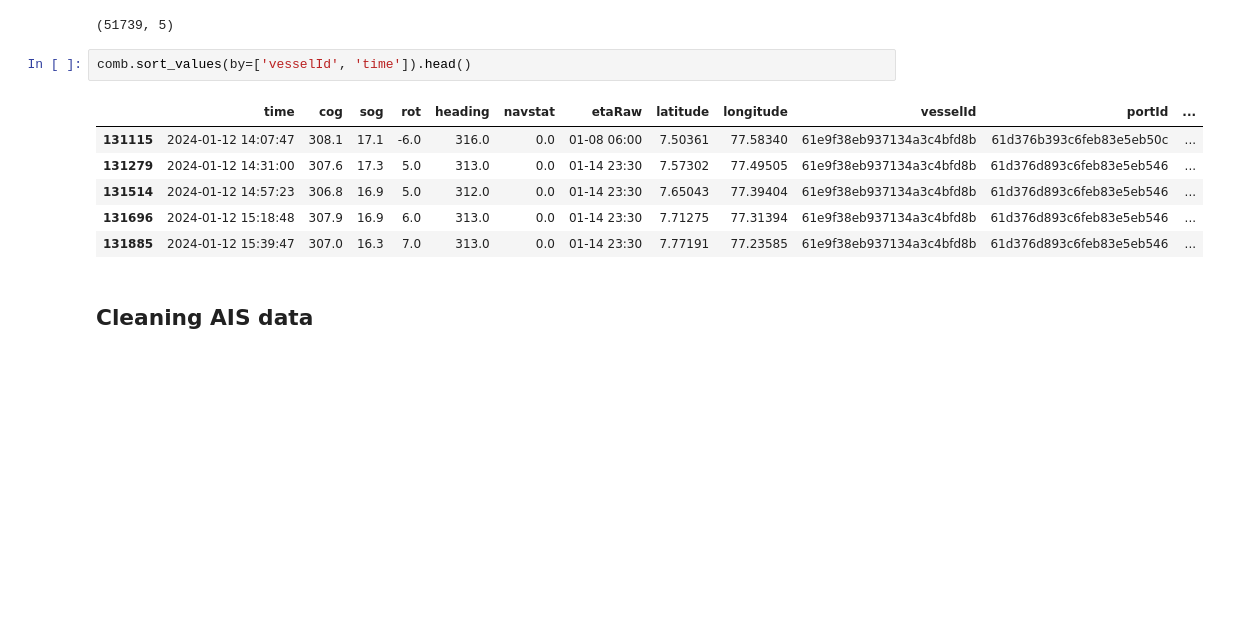
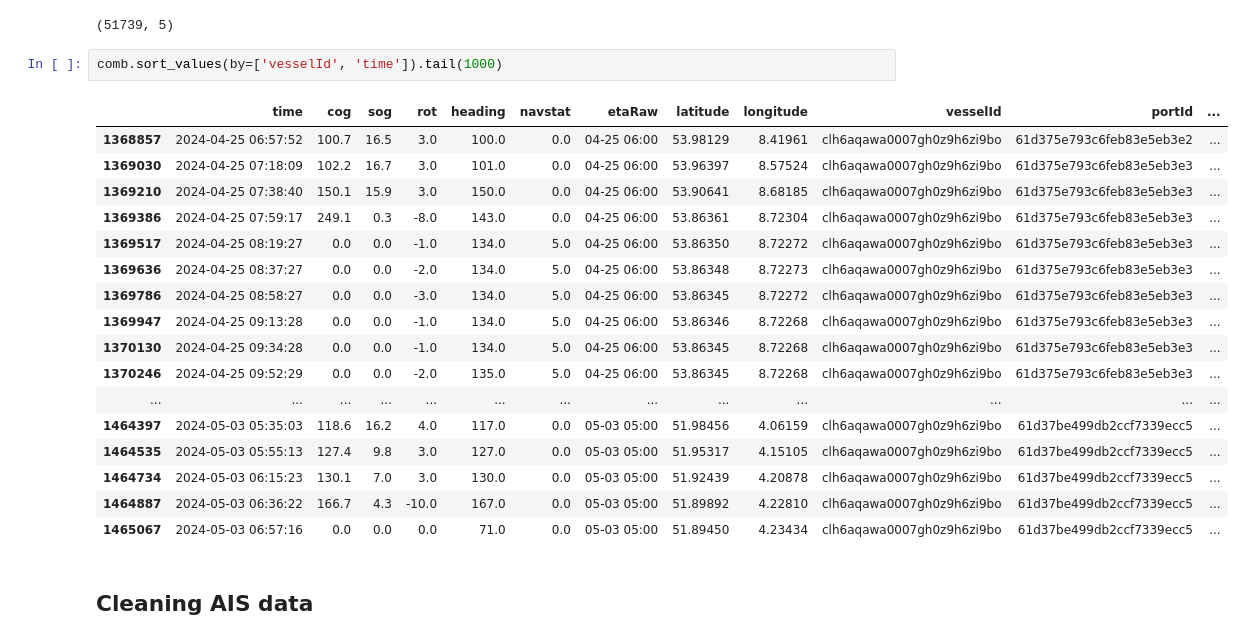
Before and after one commit to SPiso3/TDT4173-ML, a Jupyter notebook: data_proc_2.0.ipynb, the cells around one changed output. Drawn from its saved outputs; the diff is of its cells as text; blank space fills up the shorter version.

```diff
--- a/data_proc_2.0.ipynb
+++ b/data_proc_2.0.ipynb
@@ -29,14 +29,25 @@ test.shape
 # %% [output]
 (51739, 5)
 # %%
-comb.sort_values(by=['vesselId', 'time']).head()
+comb.sort_values(by=['vesselId', 'time']).tail(1000)
 # %% [output]
 |  | time | cog | sog | rot | heading | navstat | etaRaw | latitude | longitude | vesselId | portId | ... |
-| 131115 | 2024-01-12 14:07:47 | 308.1 | 17.1 | -6.0 | 316.0 | 0.0 | 01-08 06:00 | 7.50361 | 77.58340 | 61e9f38eb937134a3c4bfd8b | 61d376b393c6feb83e5eb50c | ... |
-| 131279 | 2024-01-12 14:31:00 | 307.6 | 17.3 | 5.0 | 313.0 | 0.0 | 01-14 23:30 | 7.57302 | 77.49505 | 61e9f38eb937134a3c4bfd8b | 61d376d893c6feb83e5eb546 | ... |
-| 131514 | 2024-01-12 14:57:23 | 306.8 | 16.9 | 5.0 | 312.0 | 0.0 | 01-14 23:30 | 7.65043 | 77.39404 | 61e9f38eb937134a3c4bfd8b | 61d376d893c6feb83e5eb546 | ... |
-| 131696 | 2024-01-12 15:18:48 | 307.9 | 16.9 | 6.0 | 313.0 | 0.0 | 01-14 23:30 | 7.71275 | 77.31394 | 61e9f38eb937134a3c4bfd8b | 61d376d893c6feb83e5eb546 | ... |
-| 131885 | 2024-01-12 15:39:47 | 307.0 | 16.3 | 7.0 | 313.0 | 0.0 | 01-14 23:30 | 7.77191 | 77.23585 | 61e9f38eb937134a3c4bfd8b | 61d376d893c6feb83e5eb546 | ... |
+| 1368857 | 2024-04-25 06:57:52 | 100.7 | 16.5 | 3.0 | 100.0 | 0.0 | 04-25 06:00 | 53.98129 | 8.41961 | clh6aqawa0007gh0z9h6zi9bo | 61d375e793c6feb83e5eb3e2 | ... |
+| 1369030 | 2024-04-25 07:18:09 | 102.2 | 16.7 | 3.0 | 101.0 | 0.0 | 04-25 06:00 | 53.96397 | 8.57524 | clh6aqawa0007gh0z9h6zi9bo | 61d375e793c6feb83e5eb3e3 | ... |
+| 1369210 | 2024-04-25 07:38:40 | 150.1 | 15.9 | 3.0 | 150.0 | 0.0 | 04-25 06:00 | 53.90641 | 8.68185 | clh6aqawa0007gh0z9h6zi9bo | 61d375e793c6feb83e5eb3e3 | ... |
+| 1369386 | 2024-04-25 07:59:17 | 249.1 | 0.3 | -8.0 | 143.0 | 0.0 | 04-25 06:00 | 53.86361 | 8.72304 | clh6aqawa0007gh0z9h6zi9bo | 61d375e793c6feb83e5eb3e3 | ... |
+| 1369517 | 2024-04-25 08:19:27 | 0.0 | 0.0 | -1.0 | 134.0 | 5.0 | 04-25 06:00 | 53.86350 | 8.72272 | clh6aqawa0007gh0z9h6zi9bo | 61d375e793c6feb83e5eb3e3 | ... |
+| 1369636 | 2024-04-25 08:37:27 | 0.0 | 0.0 | -2.0 | 134.0 | 5.0 | 04-25 06:00 | 53.86348 | 8.72273 | clh6aqawa0007gh0z9h6zi9bo | 61d375e793c6feb83e5eb3e3 | ... |
+| 1369786 | 2024-04-25 08:58:27 | 0.0 | 0.0 | -3.0 | 134.0 | 5.0 | 04-25 06:00 | 53.86345 | 8.72272 | clh6aqawa0007gh0z9h6zi9bo | 61d375e793c6feb83e5eb3e3 | ... |
+| 1369947 | 2024-04-25 09:13:28 | 0.0 | 0.0 | -1.0 | 134.0 | 5.0 | 04-25 06:00 | 53.86346 | 8.72268 | clh6aqawa0007gh0z9h6zi9bo | 61d375e793c6feb83e5eb3e3 | ... |
+| 1370130 | 2024-04-25 09:34:28 | 0.0 | 0.0 | -1.0 | 134.0 | 5.0 | 04-25 06:00 | 53.86345 | 8.72268 | clh6aqawa0007gh0z9h6zi9bo | 61d375e793c6feb83e5eb3e3 | ... |
+| 1370246 | 2024-04-25 09:52:29 | 0.0 | 0.0 | -2.0 | 135.0 | 5.0 | 04-25 06:00 | 53.86345 | 8.72268 | clh6aqawa0007gh0z9h6zi9bo | 61d375e793c6feb83e5eb3e3 | ... |
+| ... | ... | ... | ... | ... | ... | ... | ... | ... | ... | ... | ... | ... |
+| 1464397 | 2024-05-03 05:35:03 | 118.6 | 16.2 | 4.0 | 117.0 | 0.0 | 05-03 05:00 | 51.98456 | 4.06159 | clh6aqawa0007gh0z9h6zi9bo | 61d37be499db2ccf7339ecc5 | ... |
+| 1464535 | 2024-05-03 05:55:13 | 127.4 | 9.8 | 3.0 | 127.0 | 0.0 | 05-03 05:00 | 51.95317 | 4.15105 | clh6aqawa0007gh0z9h6zi9bo | 61d37be499db2ccf7339ecc5 | ... |
+| 1464734 | 2024-05-03 06:15:23 | 130.1 | 7.0 | 3.0 | 130.0 | 0.0 | 05-03 05:00 | 51.92439 | 4.20878 | clh6aqawa0007gh0z9h6zi9bo | 61d37be499db2ccf7339ecc5 | ... |
+| 1464887 | 2024-05-03 06:36:22 | 166.7 | 4.3 | -10.0 | 167.0 | 0.0 | 05-03 05:00 | 51.89892 | 4.22810 | clh6aqawa0007gh0z9h6zi9bo | 61d37be499db2ccf7339ecc5 | ... |
+| 1465067 | 2024-05-03 06:57:16 | 0.0 | 0.0 | 0.0 | 71.0 | 0.0 | 05-03 05:00 | 51.89450 | 4.23434 | clh6aqawa0007gh0z9h6zi9bo | 61d37be499db2ccf7339ecc5 | ... |
 # %% [markdown]
 ## Cleaning AIS data
 # %%
```
Also changed, not shown: parts of 8 cells of this notebook, 1 other file.
